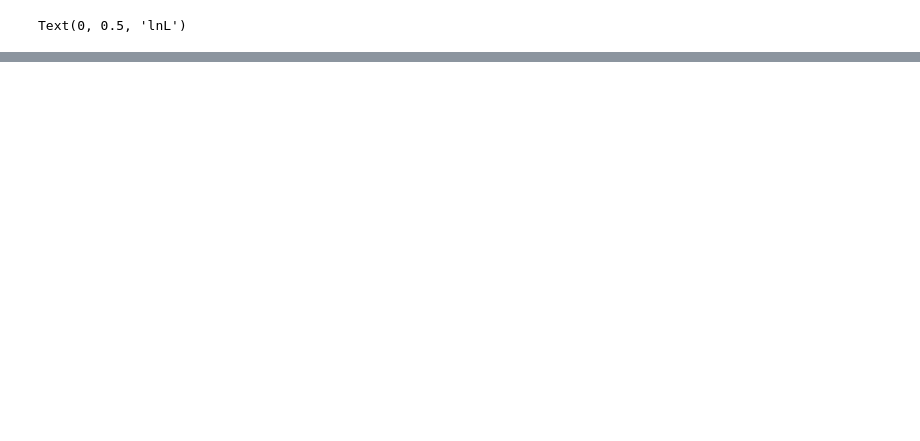
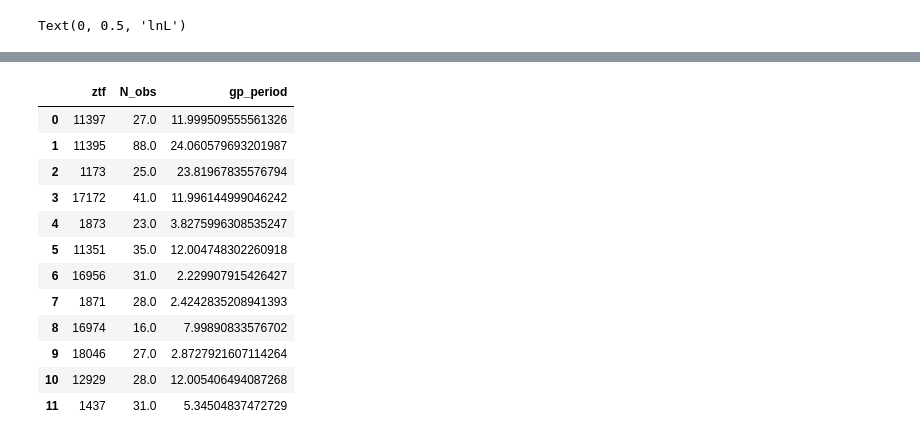
Before and after one commit to dirac-institute/CometGPs, a Jupyter notebook: notebooks/paper_plots.ipynb, the cells around one changed output, grey strips where cells are left out. Saved outputs shown, nothing was run; the diff lists cells and outputs as text; code cells hidden in the pictures; blank space fills up the shorter version.

Commit message:
plotting ztf results

```diff
--- a/notebooks/paper_plots.ipynb
+++ b/notebooks/paper_plots.ipynb
@@ -436,0 +469,8 @@ Text(0, 0.5, 'lnL')
+# %%
+files = list()
+import glob, os
+
+for file in glob.glob("../data/paper_plots/ztf_lightcurves/*.hdf5"):
+    files.append(file)
+
+files[2]
@@ -436,0 +483,3 @@ Text(0, 0.5, 'lnL')
+# %%
+for i in np.arange(len(files)):
+    print(files[i].split('/')[-1].split('.')[0])
@@ -436,0 +499,27 @@ Text(0, 0.5, 'lnL')
+# %%
+ztf_name = np.array([])
+N_obs = np.array([])
+gp_period = np.array([])
+
+for i in np.arange(len(files)):
+    with h5py.File(files[i], "r") as f:
+        data = f['chain'][:]
+        data[:,:,3] = np.exp(data[:,:,3])*24.
+        true_period=None
+
+        time = f['time'][:]
+        obs = len(time)
+        N_obs = np.append(N_obs, obs)
+
+        ztf_name = np.append(ztf_name, files[i].split('/')[-1].split('.')[0])
+
+        # zoom in on the part of the graph that has the highest probability
+        prob, edges = run_plotting.calc_prob(data, true_period, plot=False)
+
+        if prob==0:
+             raise Exception('WARNING: Probability around period is 0 and therefore cannot display a valid corner plot.')
+
+        zoom_data = data[(data[:,:,3]>edges[0]) & (data[:,:,3]<edges[1])]
+
+        best_period = np.percentile(zoom_data[:,3], 50)
+        gp_period = np.append(gp_period, best_period)
@@ -436,0 +528,18 @@ Text(0, 0.5, 'lnL')
+# %%
+df_gp = pd.DataFrame(np.array([ztf_name, N_obs, gp_period]).T, columns=["ztf", "N_obs", "gp_period"])
+# %%
+df_gp
+# %% [output]
+|  | ztf | N_obs | gp_period |
+| 0 | 11397 | 27.0 | 11.999509555561326 |
+| 1 | 11395 | 88.0 | 24.060579693201987 |
+| 2 | 1173 | 25.0 | 23.81967835576794 |
+| 3 | 17172 | 41.0 | 11.996144999046242 |
+| 4 | 1873 | 23.0 | 3.8275996308535247 |
+| 5 | 11351 | 35.0 | 12.004748302260918 |
+| 6 | 16956 | 31.0 | 2.229907915426427 |
+| 7 | 1871 | 28.0 | 2.4242835208941393 |
+| 8 | 16974 | 16.0 | 7.99890833576702 |
+| 9 | 18046 | 27.0 | 2.8727921607114264 |
+| 10 | 12929 | 28.0 | 12.005406494087268 |
+| 11 | 1437 | 31.0 | 5.34504837472729 |
```
Also changed, not shown: parts of 15 cells of this notebook, 58 other files.
